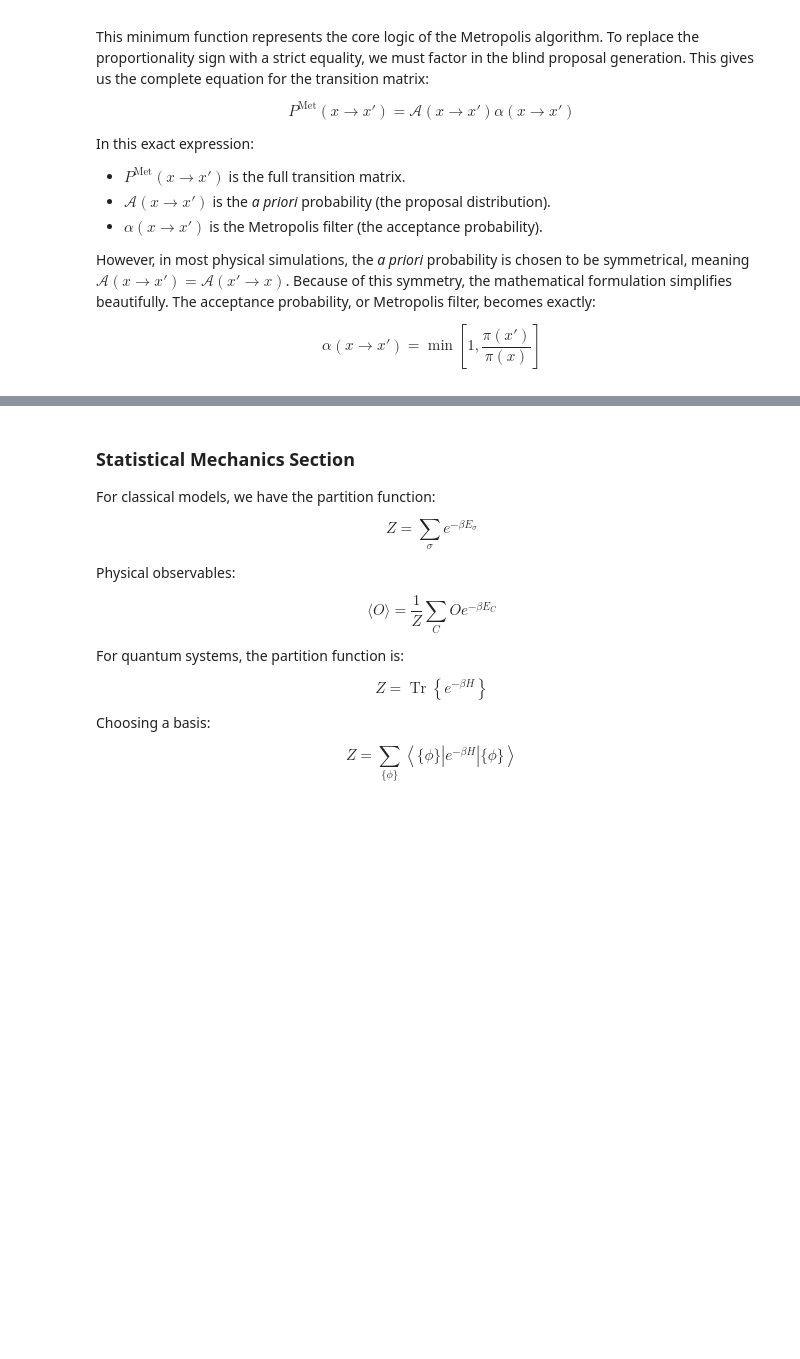
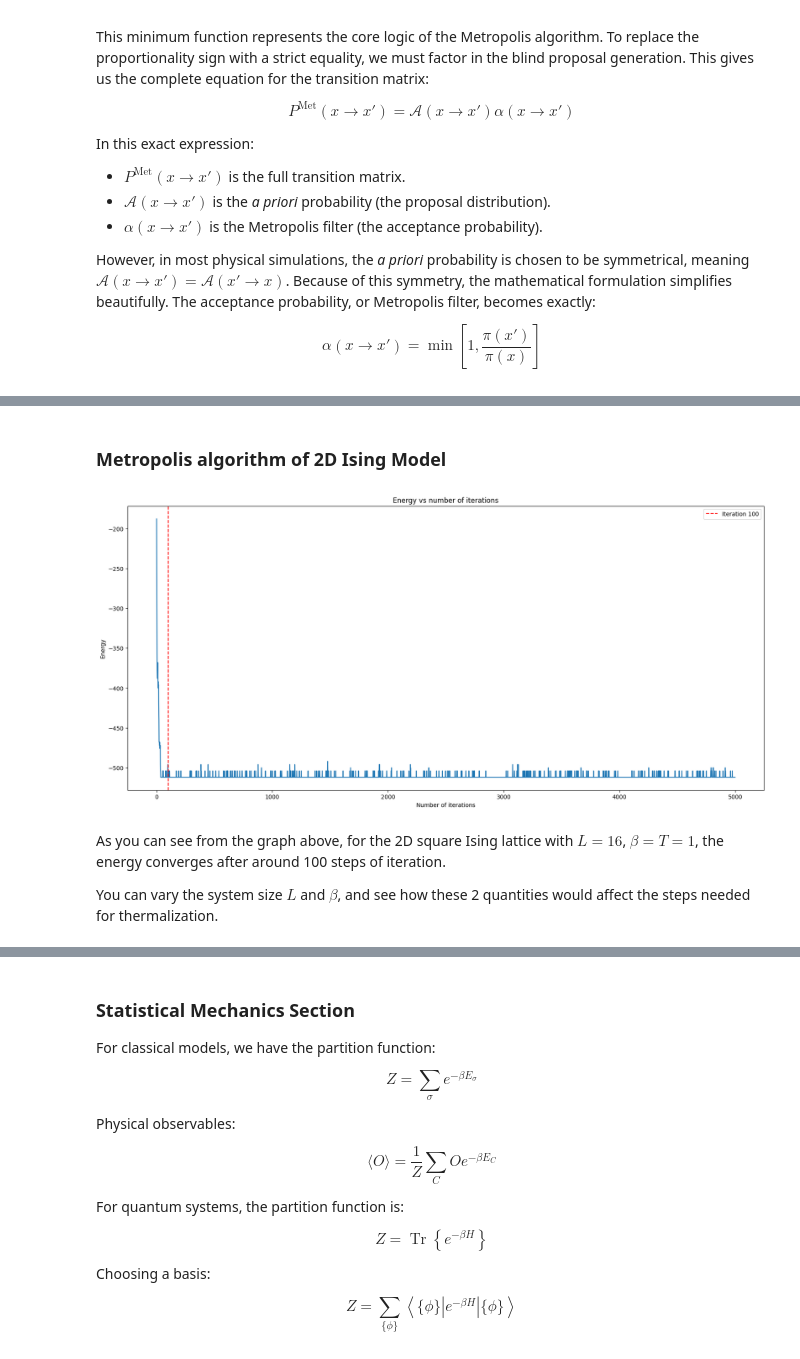
Before and after one commit to RENSHUZHE/HKU-DQMC, a Jupyter notebook: DQMC_Part_1_Prerequisite.ipynb, the cells around one changed output, grey strips where cells are left out. Cells and saved outputs as stored; diff of their text form; code cells hidden in the pictures; blank space fills up the shorter version.

```diff
--- a/DQMC_Part_1_Prerequisite.ipynb
+++ b/DQMC_Part_1_Prerequisite.ipynb
@@ -217,0 +303,2 @@ $$\alpha(x \rightarrow x') = \min\left[1, \frac{\pi(x')}{\pi(x)}\right]$$
+# %% [markdown]
+###  Metropolis algorithm of 2D Ising Model
@@ -217,0 +344,35 @@ $$\alpha(x \rightarrow x') = \min\left[1, \frac{\pi(x')}{\pi(x)}\right]$$
+# %%
+# Checking whether the energy values would converge over MC steps
+
+def checking_converge(Temperature,iteration,L):
+  E_list = []
+  lattice_dict = gen_lattice_2D_square_lattice(L)
+
+  for i in range(iteration):
+    lattice_dict = MC_step_square(lattice_dict,Temperature,L)
+    E_list.append(Energy(lattice_dict,L))
+
+  return E_list
+
+Temperature = 1     # Temperature
+Iterations = 5000   # Totoal number of iterations
+L = 16              # System size
+
+plt.figure(figsize=(20,9))
+Energy_list = checking_converge(Temperature,Iterations,L)
+
+plt.plot([i for i in range(0,Iterations)],Energy_list)
+
+plt.axvline(x=100, color='red', linestyle='--', label='Iteration 100')
+plt.legend()
+
+plt.xlabel("Number of iterations")
+plt.ylabel("Energy")
+plt.title("Energy vs number of iterations")
+plt.show()
+# %% [output]
+[figure, added]
+# %% [markdown]
+As you can see from the graph above, for the 2D square Ising lattice with $L=16$, $\beta = T = 1$, the energy converges after around 100 steps of iteration.
+
+You can vary the system size $L$ and $\beta$, and see how these 2 quantities would affect the steps needed for thermalization.
```
Also changed, not shown: parts of 12 cells of this notebook.
